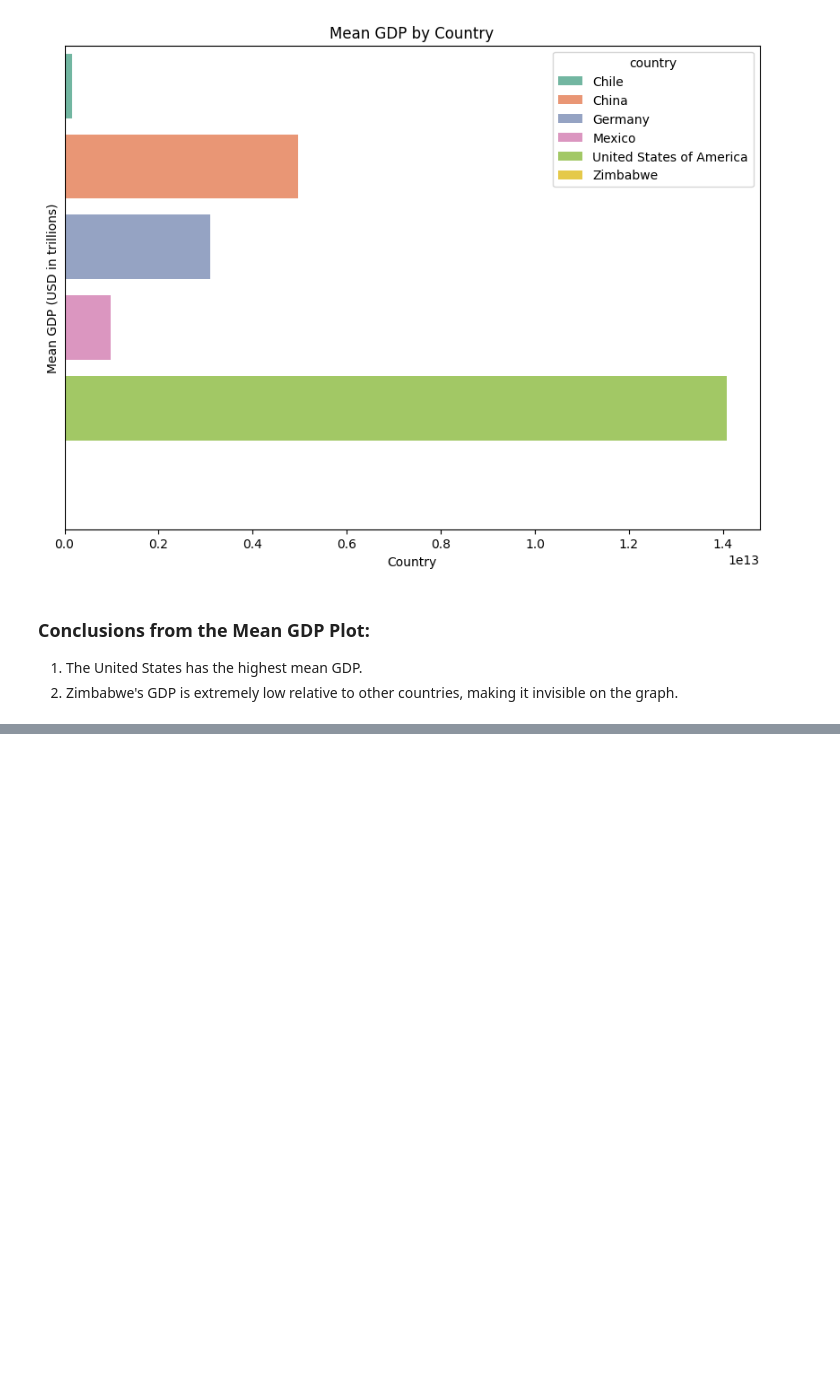
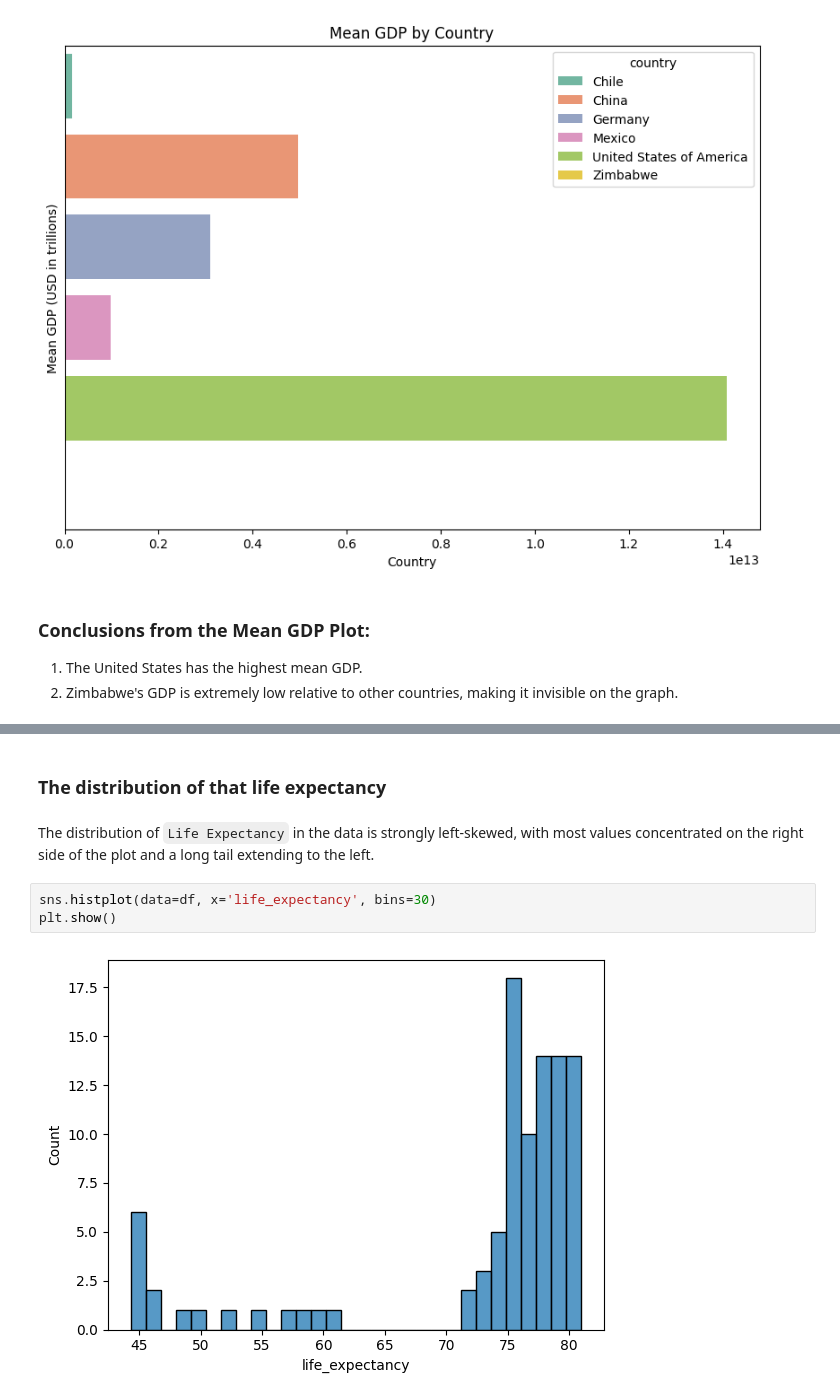
Before and after one commit to 7086600/life_expectancy_gdp_project, a Jupyter notebook: life_expectancy_gdp.ipynb, the cells around one changed output, grey strips where cells are left out. Cells and saved outputs as stored; diff of their text form; blank space fills up the shorter version.

Commit message:
add questions to README; add distributions of LE and GDP; add final conclusions

```diff
--- a/life_expectancy_gdp.ipynb
+++ b/life_expectancy_gdp.ipynb
@@ -253,0 +267,9 @@ plt.show()
+# %% [markdown]
+### The distribution of that life expectancy
+# %% [markdown]
+The distribution of `Life Expectancy` in the data is strongly left-skewed, with most values concentrated on the right side of the plot and a long tail extending to the left.
+# %%
+sns.histplot(data=df, x='life_expectancy', bins=30)
+plt.show()
+# %% [output]
+[figure, added]
```
Also changed, not shown: parts of 7 cells of this notebook, 1 other file.
